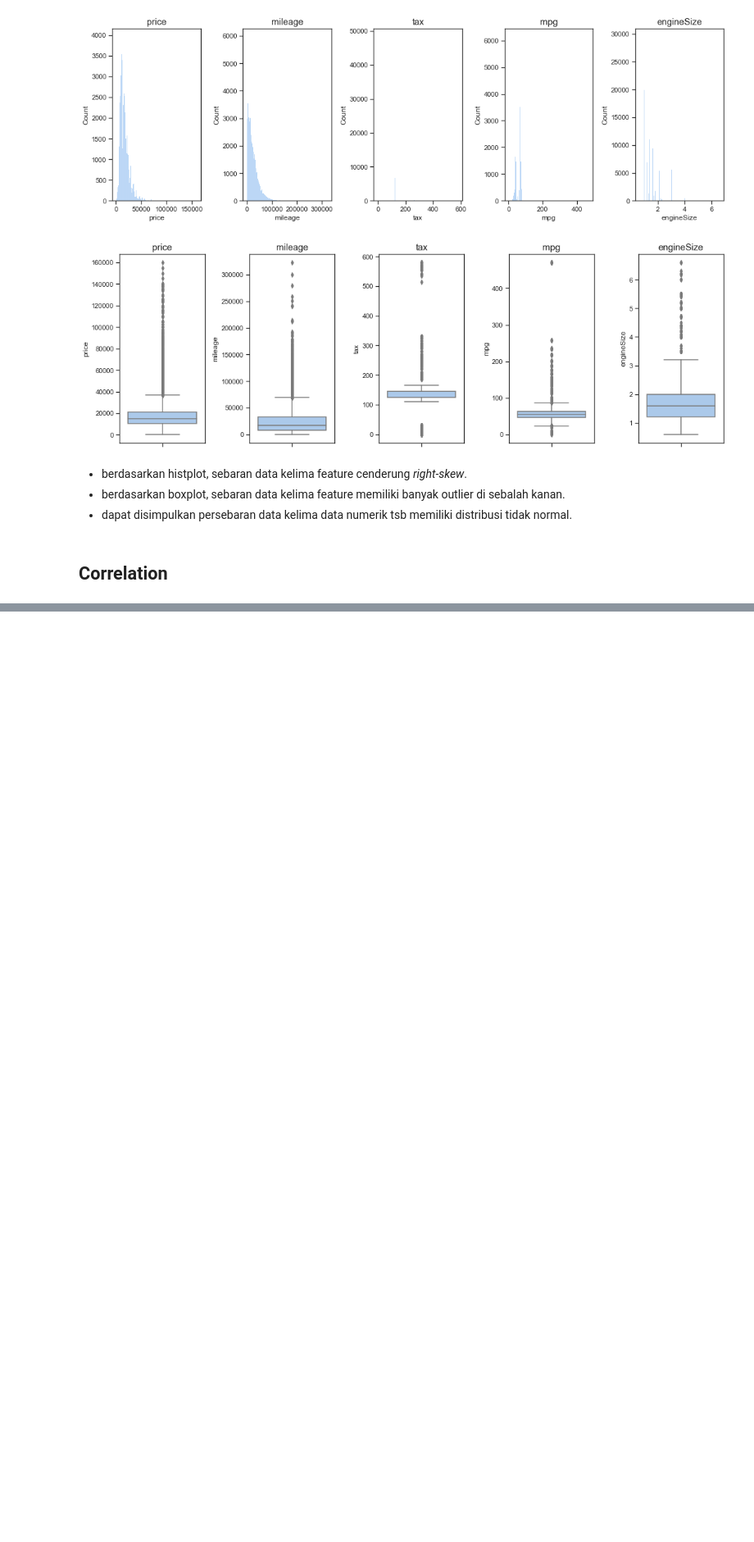
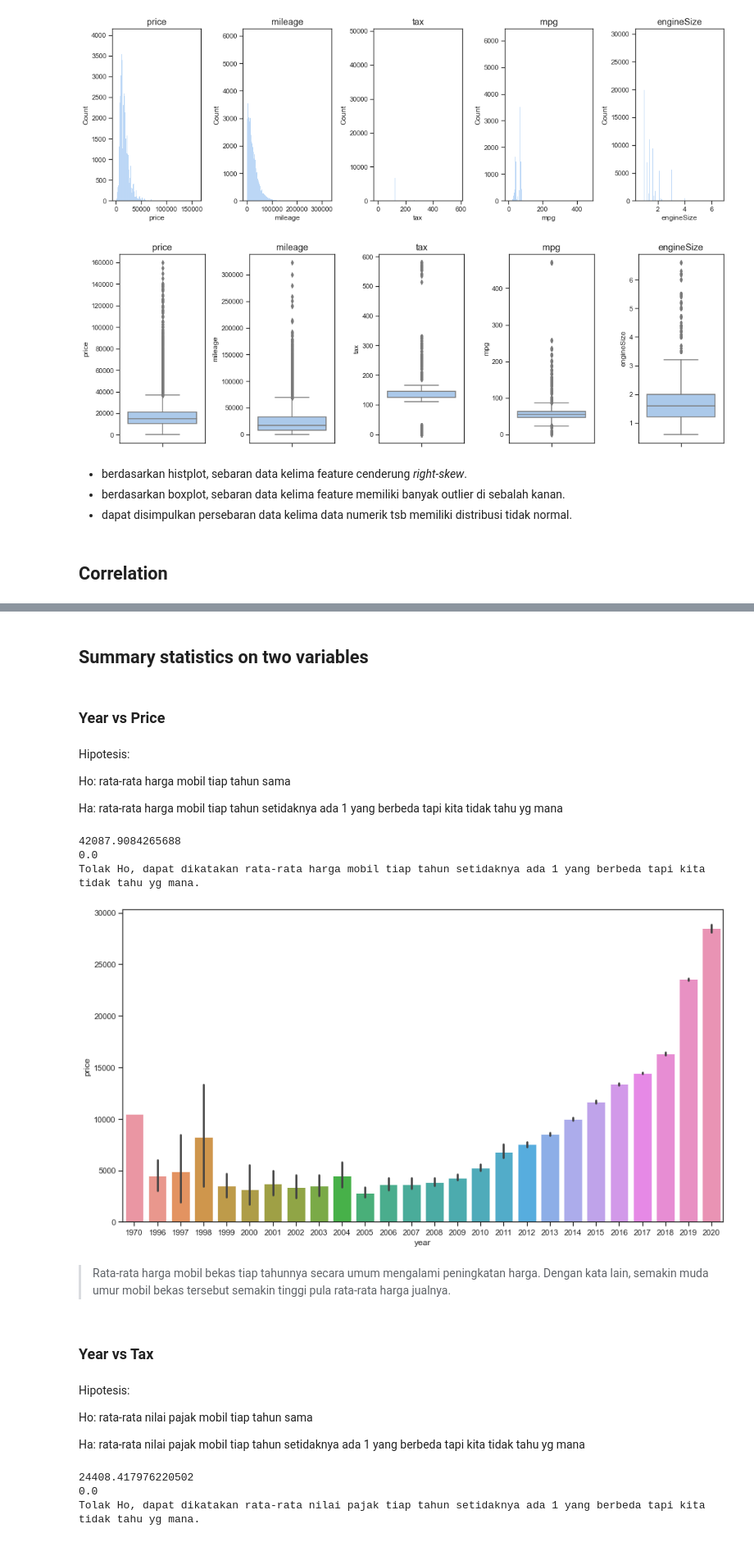
Before and after one commit to fariz-tiowiradin/FinProPWDK, a Jupyter notebook: Used Car Price Prediction.ipynb, the cells around one changed output, grey strips where cells are left out. Shown at 82% size. Drawn from its saved outputs; the diff is of its cells as text; code cells hidden in the pictures; blank space fills up the shorter version.

Commit message:
update MV tax & mpg, corr, summ statistic

```diff
--- a/Used Car Price Prediction.ipynb
+++ b/Used Car Price Prediction.ipynb
@@ -86,0 +113,2 @@ df.describe()
+# %%
+df.drop(df[df['year'] == 2060].index, inplace = True)
@@ -110,0 +178,2 @@ df = df.drop(df[df['engineSize'] == 0.0].index, axis = 0)
+# %%
+df['tax']=df['tax'].fillna(df.groupby(['fuelType'])['tax'].transform('mean'))
@@ -110,0 +201,2 @@ df = df.drop(df[df['engineSize'] == 0.0].index, axis = 0)
+# %%
+df.dropna(inplace=True)
@@ -193,2 +281,0 @@ df
-# %%
-df['tax']=df['tax'].fillna(df.groupby(['year','engineSize'])['tax'].transform('mean'))
@@ -200,0 +286,10 @@ df['mpg']=df['mpg'].fillna(df.groupby(['transmission','fuelType','engineSize'])[
+# %% [markdown]
+## Summary statistics on two variables
+# %% [markdown]
+### Year vs Price
+# %% [markdown]
+Hipotesis:
+
+Ho: rata-rata harga mobil tiap tahun sama
+
+Ha: rata-rata harga mobil tiap tahun setidaknya ada 1 yang berbeda tapi kita tidak tahu yg mana
@@ -200,0 +298,46 @@ df['mpg']=df['mpg'].fillna(df.groupby(['transmission','fuelType','engineSize'])[
+# %%
+stats,pval = kruskal(*[df[df['year'] == i]['price'] for i in years])
+
+print(stats)
+print(pval)
+
+#conclusion
+if pval <= 0.05:
+    print('Tolak Ho, dapat dikatakan rata-rata harga mobil tiap tahun setidaknya ada 1 yang berbeda tapi kita tidak tahu yg mana.')
+else:
+    print('Terima Ho, dapat dikatakan rata-rata harga mobil tiap tahun sama.')
+# %% [output]
+42087.9084265688
+0.0
+Tolak Ho, dapat dikatakan rata-rata harga mobil tiap tahun setidaknya ada 1 yang berbeda tapi kita tidak tahu yg mana.
+# %%
+plt.figure(figsize=(15,8))
+sns.barplot(data=df, x='year', y='price')
+plt.show()
+# %% [output]
+[figure, added]
+# %% [markdown]
+>Rata-rata harga mobil bekas tiap tahunnya secara umum mengalami peningkatan harga. Dengan kata lain, semakin muda umur mobil bekas tersebut semakin tinggi pula rata-rata harga jualnya.
+# %% [markdown]
+### Year vs Tax
+# %% [markdown]
+Hipotesis:
+
+Ho: rata-rata nilai pajak mobil tiap tahun sama
+
+Ha: rata-rata nilai pajak mobil tiap tahun setidaknya ada 1 yang berbeda tapi kita tidak tahu yg mana
+# %%
+stats,pval = kruskal(*[df[df['year'] == i]['tax'] for i in years])
+
+print(stats)
+print(pval)
+
+#conclusion
+if pval <= 0.05:
+    print('Tolak Ho, dapat dikatakan rata-rata nilai pajak tiap tahun setidaknya ada 1 yang berbeda tapi kita tidak tahu yg mana.')
+else:
+    print('Terima Ho, dapat dikatakan rata-rata nilai pajak tiap tahun sama.')
+# %% [output]
+24408.417976220502
+0.0
+Tolak Ho, dapat dikatakan rata-rata nilai pajak tiap tahun setidaknya ada 1 yang berbeda tapi kita tidak tahu yg mana.
```
Also changed, not shown: parts of 35 cells of this notebook.
